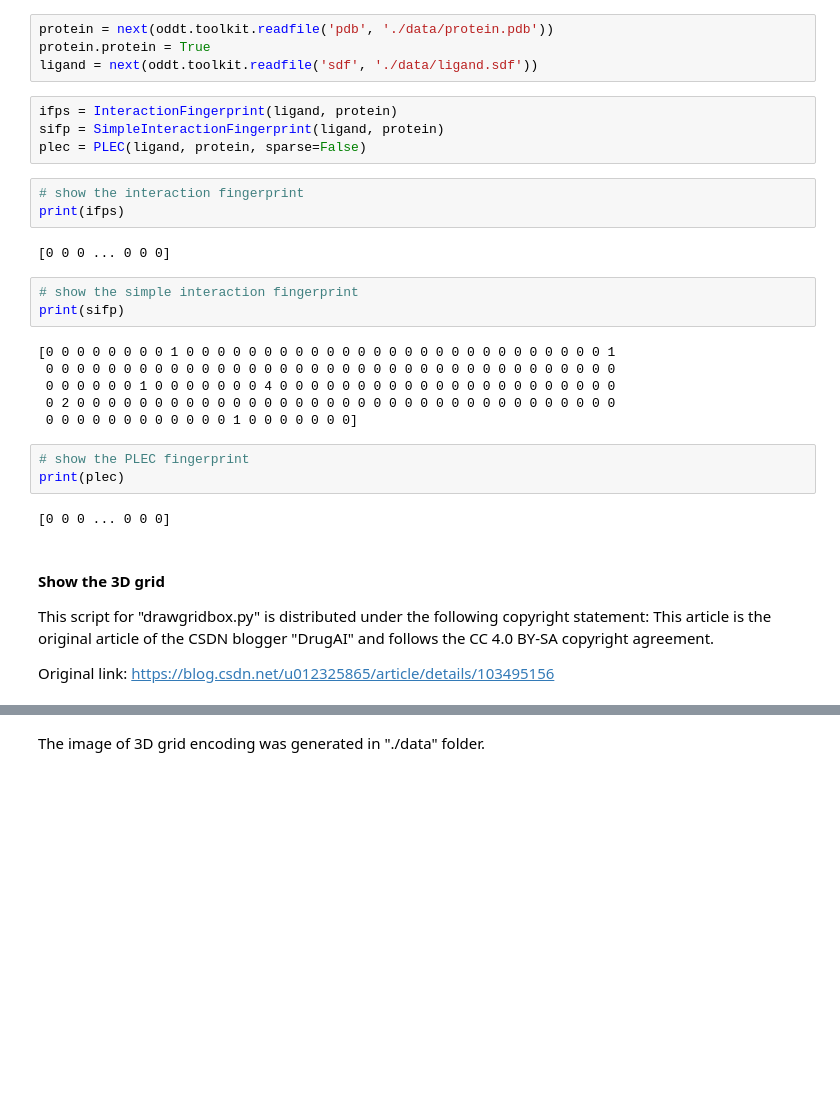
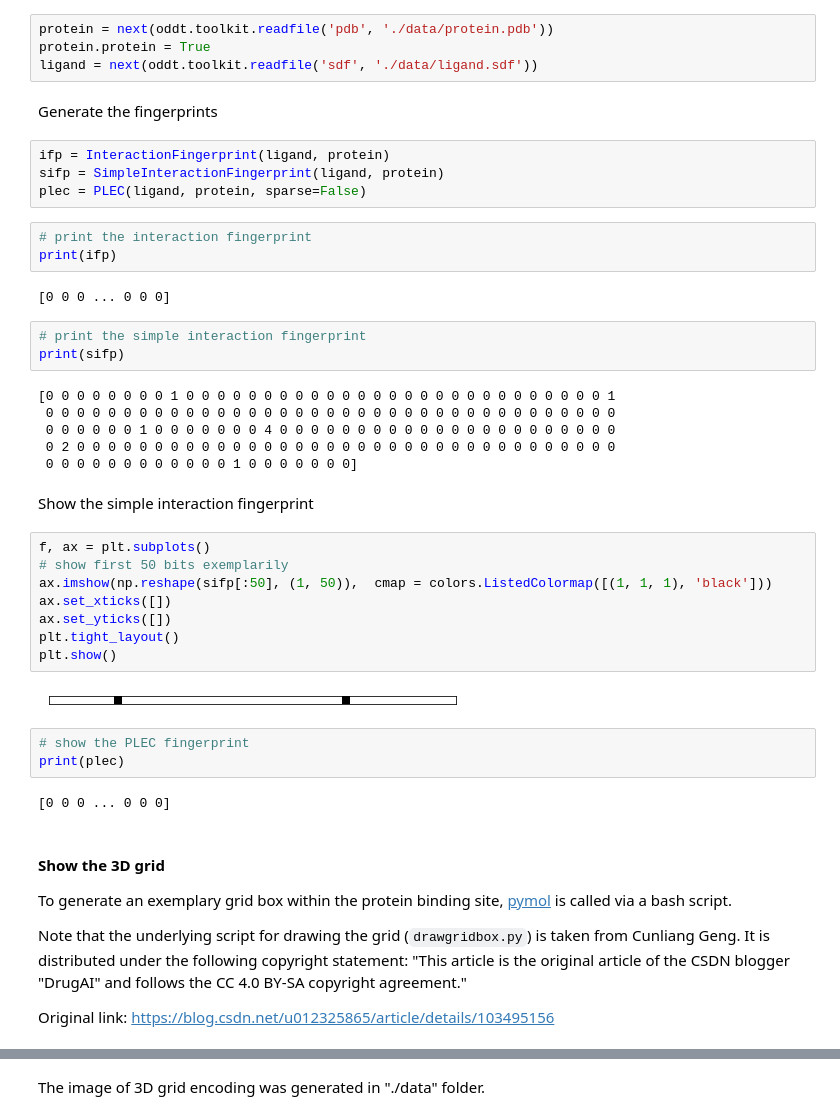
Before and after one commit to volkamerlab/DL_in_VS_review, a Jupyter notebook: image_generation/complex_encoding/complex_encoding.ipynb, the cells around one changed output, grey strips where cells are left out. Cells and saved outputs as stored; diff of their text form; blank space fills up the shorter version.

```diff
--- a/image_generation/complex_encoding/complex_encoding.ipynb
+++ b/image_generation/complex_encoding/complex_encoding.ipynb
@@ -70,17 +76,19 @@ Link from [ODDT documents](https://oddt.readthedocs.io/en/latest/index.html?high
 protein = next(oddt.toolkit.readfile('pdb', './data/protein.pdb'))
 protein.protein = True
 ligand = next(oddt.toolkit.readfile('sdf', './data/ligand.sdf'))
+# %% [markdown]
+Generate the fingerprints
 # %%
-ifps = InteractionFingerprint(ligand, protein)
+ifp = InteractionFingerprint(ligand, protein)
 sifp = SimpleInteractionFingerprint(ligand, protein)
 plec = PLEC(ligand, protein, sparse=False)
 # %%
-# show the interaction fingerprint
-print(ifps)
+# print the interaction fingerprint
+print(ifp)
 # %% [output]
 [0 0 0 ... 0 0 0]
 # %%
-# show the simple interaction fingerprint
+# print the simple interaction fingerprint
 print(sifp)
 # %% [output]
 [0 0 0 0 0 0 0 0 1 0 0 0 0 0 0 0 0 0 0 0 0 0 0 0 0 0 0 0 0 0 0 0 0 0 0 0 1
@@ -88,6 +96,18 @@ print(sifp)
  0 0 0 0 0 0 1 0 0 0 0 0 0 0 4 0 0 0 0 0 0 0 0 0 0 0 0 0 0 0 0 0 0 0 0 0 0
  0 2 0 0 0 0 0 0 0 0 0 0 0 0 0 0 0 0 0 0 0 0 0 0 0 0 0 0 0 0 0 0 0 0 0 0 0
  0 0 0 0 0 0 0 0 0 0 0 0 1 0 0 0 0 0 0 0]
+# %% [markdown]
+Show the simple interaction fingerprint
+# %%
+f, ax = plt.subplots()
+# show first 50 bits exemplarily
+ax.imshow(np.reshape(sifp[:50], (1, 50)),  cmap = colors.ListedColormap([(1, 1, 1), 'black']))
+ax.set_xticks([])
+ax.set_yticks([])
+plt.tight_layout()
+plt.show()
+# %% [output]
+[figure, added]
 # %%
 # show the PLEC fingerprint
 print(plec)
@@ -95,7 +115,10 @@ print(plec)
 [0 0 0 ... 0 0 0]
 # %% [markdown]
 #### Show the 3D grid
-This script for "drawgridbox.py" is distributed under the following copyright statement: This article is the original article of the CSDN blogger "DrugAI" and follows the CC 4.0 BY-SA copyright agreement.
+
+To generate an exemplary grid box within the protein binding site, [pymol](https://en.wikipedia.org/wiki/PyMOL) is called via a bash script.
+
+Note that the underlying script for drawing the grid (`drawgridbox.py`) is taken from Cunliang Geng. It is distributed under the following copyright statement: "This article is the original article of the CSDN blogger "DrugAI" and follows the CC 4.0 BY-SA copyright agreement."
 
 Original link: https://blog.csdn.net/u012325865/article/details/103495156
 # %%
```
Also changed, not shown: parts of 8 cells of this notebook.
